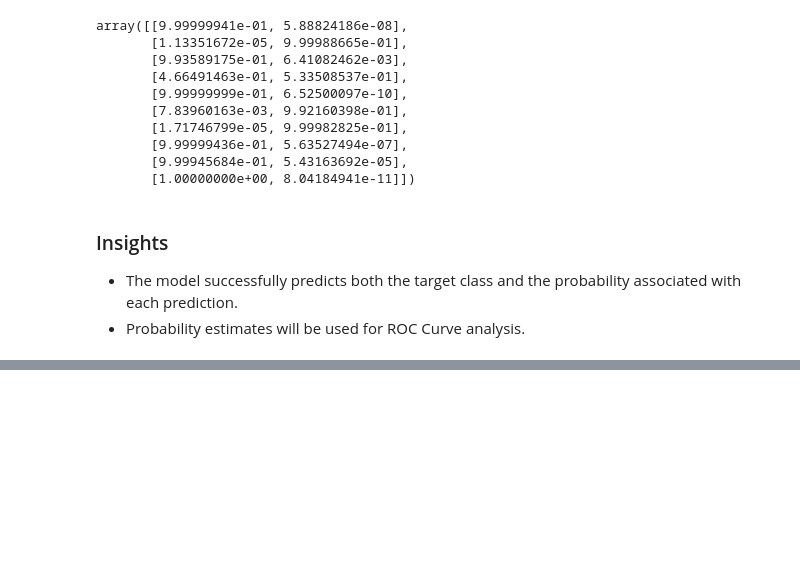
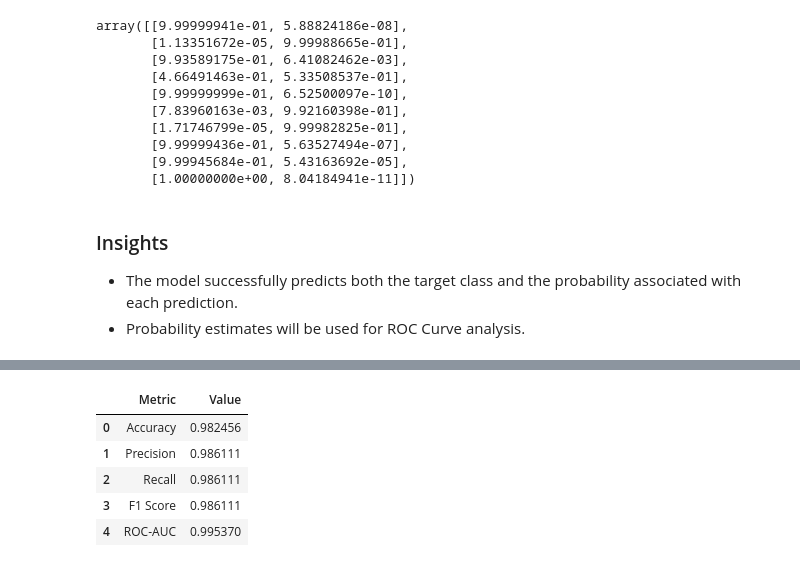
Before and after one commit to Pralishatripathy000/ml-logistic-regression, a Jupyter notebook: notebook.ipynb, the cells around one changed output, grey strips where cells are left out. Saved outputs shown, nothing was run; the diff lists cells and outputs as text; code cells hidden in the pictures; blank space fills up the shorter version.

Commit message:
Complete model evaluation

```diff
--- a/notebook.ipynb
+++ b/notebook.ipynb
@@ -474,0 +490,34 @@ predictions.head(20).to_csv(
+# %%
+# Calculate evaluation metrics
+
+accuracy = accuracy_score(y_test, y_pred)
+precision = precision_score(y_test, y_pred)
+recall = recall_score(y_test, y_pred)
+f1 = f1_score(y_test, y_pred)
+auc = roc_auc_score(y_test, y_prob[:, 1])
+
+metrics = pd.DataFrame({
+    "Metric": [
+        "Accuracy",
+        "Precision",
+        "Recall",
+        "F1 Score",
+        "ROC-AUC"
+    ],
+    "Value": [
+        accuracy,
+        precision,
+        recall,
+        f1,
+        auc
+    ]
+})
+
+metrics
+# %% [output]
+|  | Metric | Value |
+| 0 | Accuracy | 0.982456 |
+| 1 | Precision | 0.986111 |
+| 2 | Recall | 0.986111 |
+| 3 | F1 Score | 0.986111 |
+| 4 | ROC-AUC | 0.995370 |
```
Also changed, not shown: parts of 11 cells of this notebook, 5 other files.
